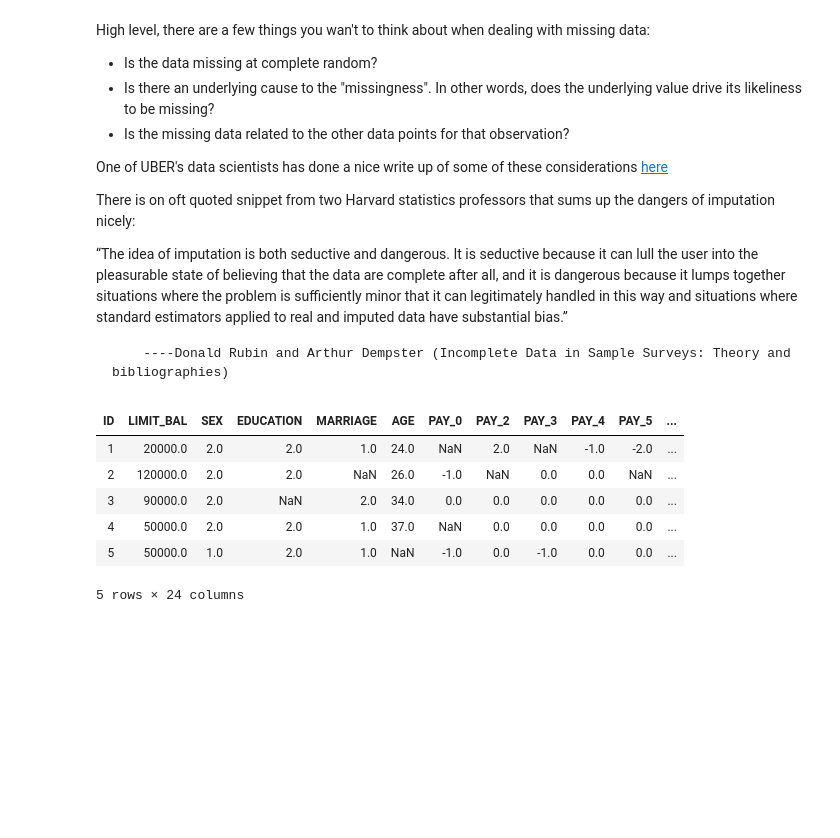
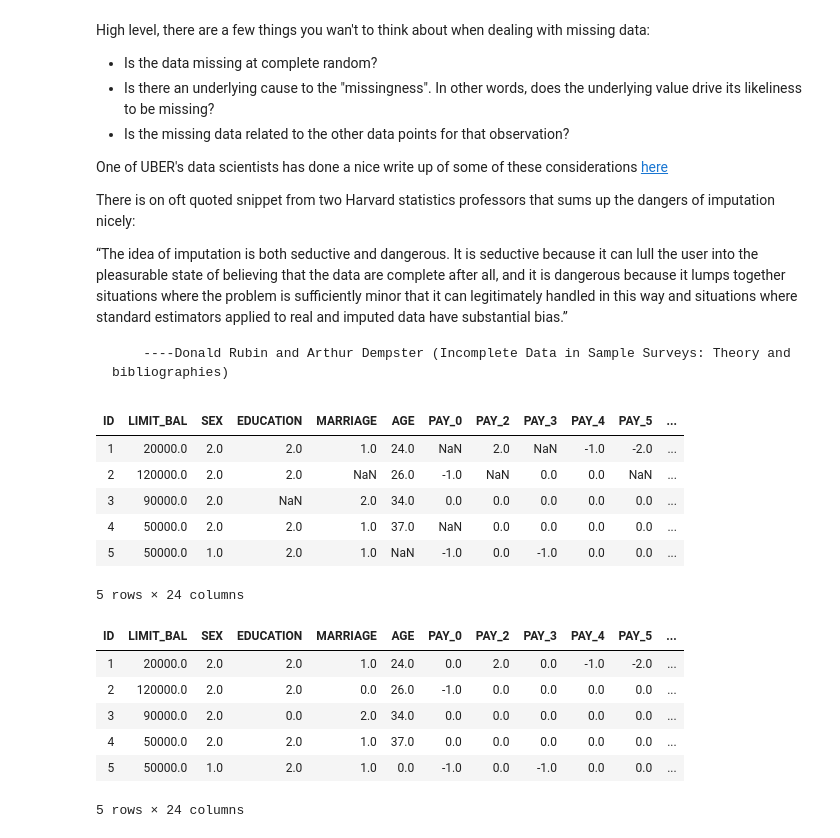
Before and after one commit to ZipCodeCore/DataEngineering.Labs.Libraries, a Jupyter notebook: Pandas - Part 5 (handling missing data - continued)/Pandas Basics - Pt. 5.ipynb, the cells around one changed output. Cells and saved outputs as stored; diff of their text form; code cells hidden in the pictures; blank space fills up the shorter version.

Commit message:
handling missing data

```diff
--- a/Pandas - Part 5 (handling missing data - continued)/Pandas Basics - Pt. 5.ipynb
+++ b/Pandas - Part 5 (handling missing data - continued)/Pandas Basics - Pt. 5.ipynb
@@ -46,4 +46,15 @@ data.head()
 | 5 | 50000.0 | 1.0 | 2.0 | 1.0 | NaN | -1.0 | 0.0 | -1.0 | 0.0 | 0.0 | ... |
 5 rows × 24 columns
 # %%
-#fill the NaNs with zeros in a new df
+#fill the NaNs with zeros in a new df.
+
+zeros = data.fillna(0)
+zeros.head()
+# %% [output]
+| ID | LIMIT_BAL | SEX | EDUCATION | MARRIAGE | AGE | PAY_0 | PAY_2 | PAY_3 | PAY_4 | PAY_5 | ... |
+| 1 | 20000.0 | 2.0 | 2.0 | 1.0 | 24.0 | 0.0 | 2.0 | 0.0 | -1.0 | -2.0 | ... |
+| 2 | 120000.0 | 2.0 | 2.0 | 0.0 | 26.0 | -1.0 | 0.0 | 0.0 | 0.0 | 0.0 | ... |
+| 3 | 90000.0 | 2.0 | 0.0 | 2.0 | 34.0 | 0.0 | 0.0 | 0.0 | 0.0 | 0.0 | ... |
+| 4 | 50000.0 | 2.0 | 2.0 | 1.0 | 37.0 | 0.0 | 0.0 | 0.0 | 0.0 | 0.0 | ... |
+| 5 | 50000.0 | 1.0 | 2.0 | 1.0 | 0.0 | -1.0 | 0.0 | -1.0 | 0.0 | 0.0 | ... |
+5 rows × 24 columns
```
Also changed, not shown: parts of 22 cells of this notebook.
